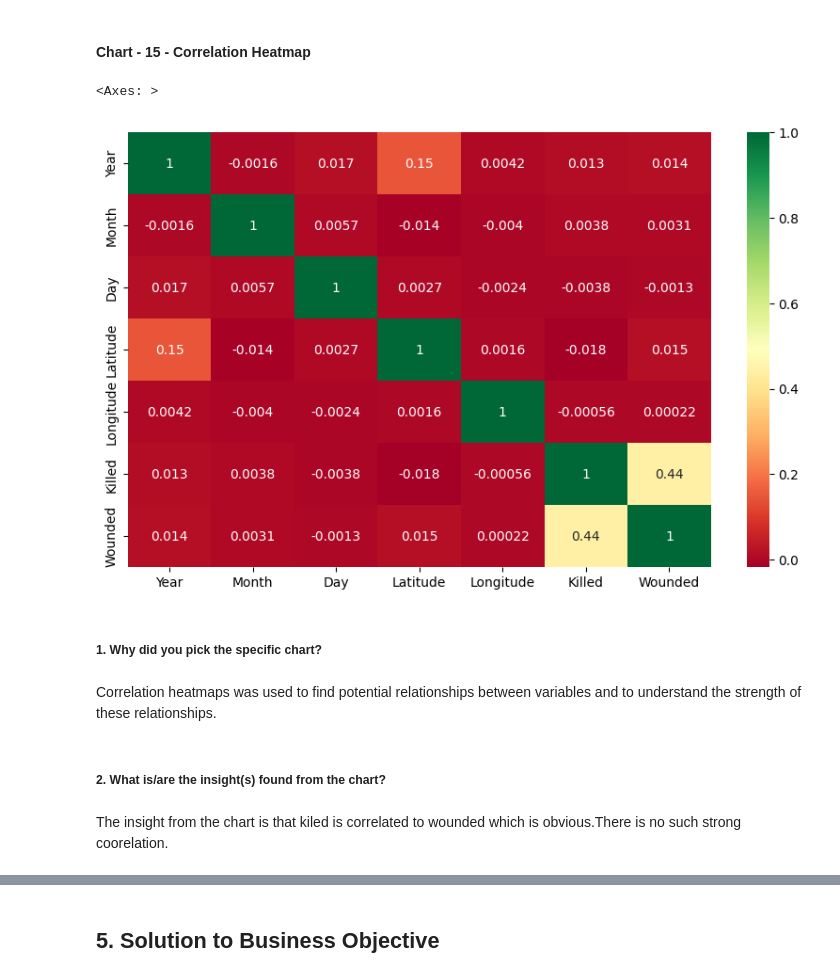
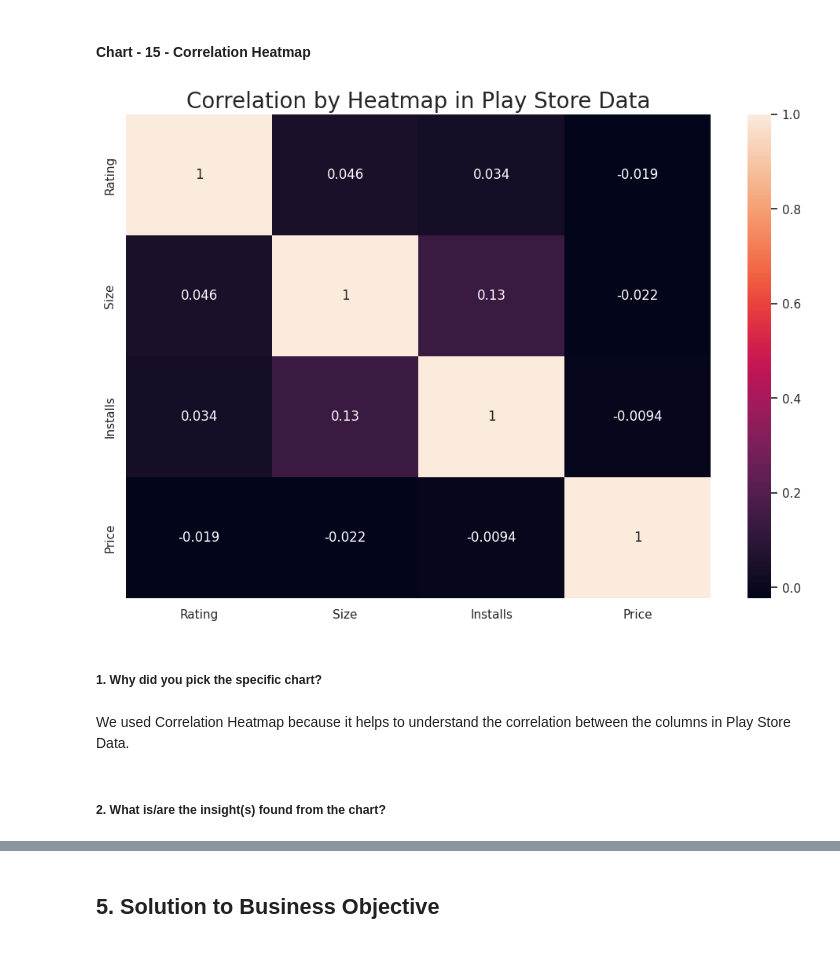
Before and after one commit to VIRU2341/alma-better-playstore, a Jupyter notebook: PLAYSTORE_EDA_analysis.ipynb, the cells around one changed output, grey strips where cells are left out. Drawn from its saved outputs; the diff is of its cells as text; code cells hidden in the pictures.

```diff
--- a/PLAYSTORE_EDA_analysis.ipynb
+++ b/PLAYSTORE_EDA_analysis.ipynb
@@ -782,0 +770,21 @@ killing.head()
+# %%
+# Chart -2 visualization code
+# merge the datasets
+merged_data = pd.merge(df, user_reviews_data, on='App')
+
+# grouping the data by category and sum the installs
+category_installs = merged_data.groupby('Category')['Installs'].sum().reset_index()
+
+# sorting the data by installs in descending order
+category_installs = category_installs.sort_values('Installs', ascending=False)
+
+# creating a barplot using seaborn lib
+sns.set(style="whitegrid")
+fig, ax = plt.subplots(figsize=(10,8))
+ax = sns.barplot(x='Category', y='Installs', data=category_installs)
+ax.set_xticklabels(ax.get_xticklabels(), rotation=45, ha="right", fontsize=10)
+ax.set_xlabel('Category', fontsize=12)
+ax.set_ylabel('Installs', fontsize=12)
+ax.set_title('App Categories with the Most Installs', fontsize=14)
+
+plt.show()
@@ -1383,16 +1216,15 @@ The insight lead The Middle East and North Africa Regions has most taregeted.Aft
 #### Chart - 15 - Correlation Heatmap
 # %%
 # Correlation Heatmap visualization code
-plt.figure(figsize=(10,6))
-sns.heatmap(df.corr(),annot=True,cmap='RdYlGn')
+# generating heatmap of correlation
+plt.figure(figsize=(12,8))
+sns.heatmap(df.corr(),annot=True)
+plt.title("Correlation by Heatmap in Play Store Data",size='20');
 # %% [output]
-<Axes: >
-[figure, old version]
+[figure, new version]
 # %% [markdown]
 ##### 1. Why did you pick the specific chart?
-# %% [markdown]
-Correlation heatmaps was used to find potential relationships between variables and to understand the strength of these relationships.
+# %% [markdown]
+We used Correlation Heatmap because it helps to understand the correlation between the columns in Play Store Data.
 # %% [markdown]
 ##### 2. What is/are the insight(s) found from the chart?
-# %% [markdown]
-The insight from the chart is that kiled is correlated to wounded which is obvious.There is no such strong coorelation.
```
Also changed, not shown: parts of 81 cells of this notebook.
